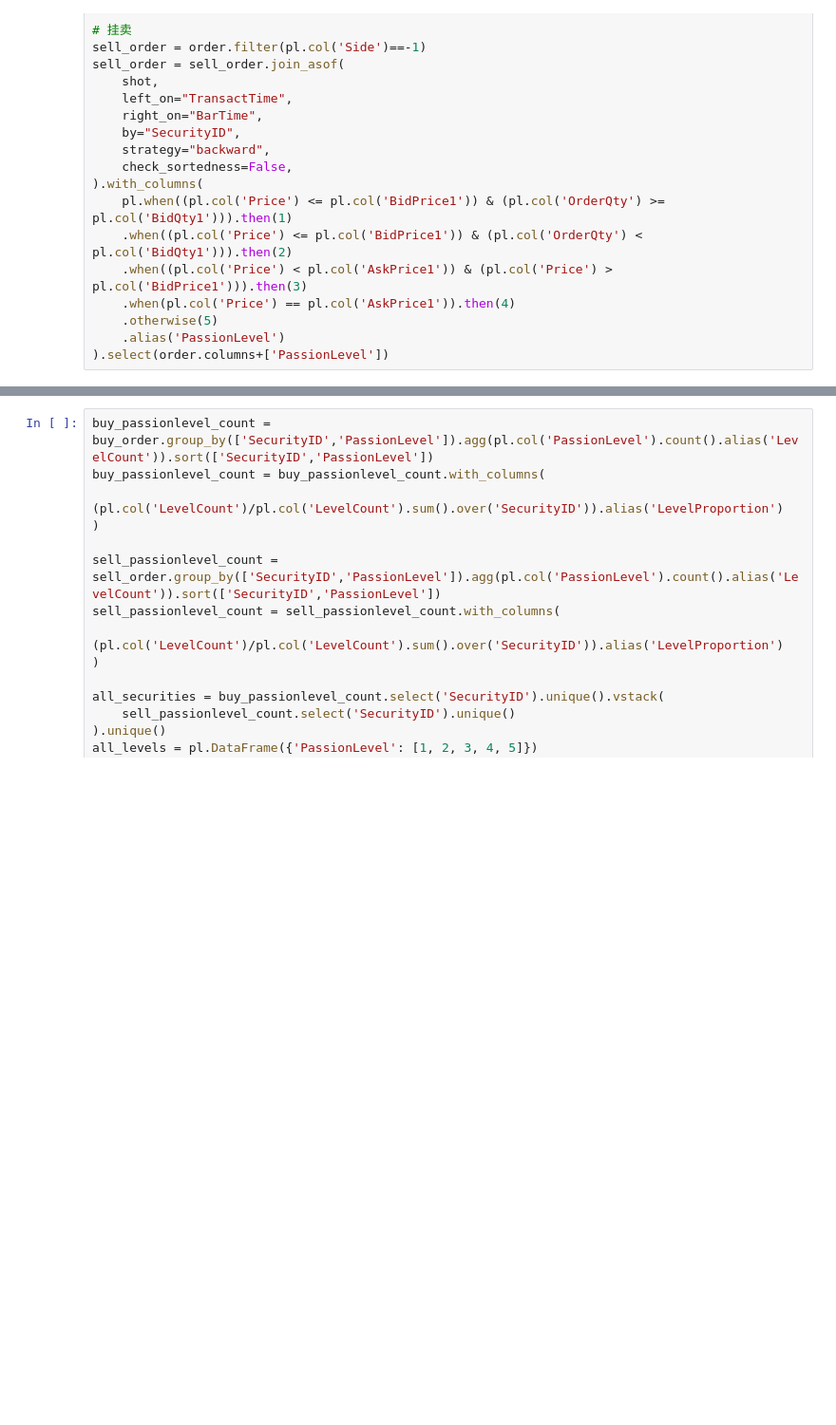
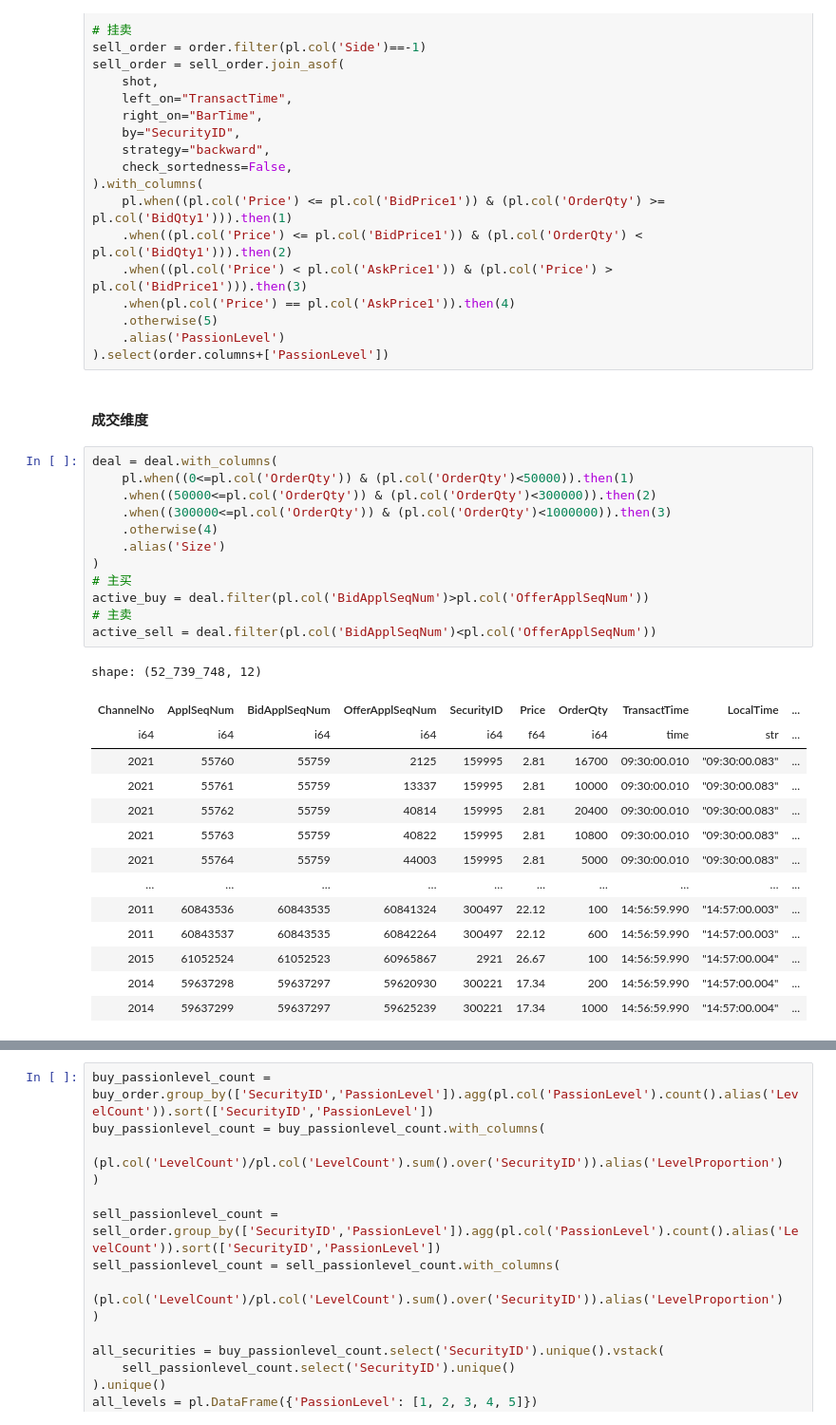
Before and after one commit to Xujy424/research2workflow, a Jupyter notebook: factor_hub/jijin.ipynb, the cells around one changed output, grey strips where cells are left out. Shown at 95% size. Saved outputs shown, nothing was run; the diff lists cells and outputs as text; blank space fills up the shorter version.

```diff
--- a/factor_hub/jijin.ipynb
+++ b/factor_hub/jijin.ipynb
@@ -49,3 +51,32 @@ sell_order = sell_order.join_asof(
     .otherwise(5)
     .alias('PassionLevel')
 ).select(order.columns+['PassionLevel'])
+# %% [markdown]
+#### 成交维度
+# %%
+deal = deal.with_columns(
+    pl.when((0<=pl.col('OrderQty')) & (pl.col('OrderQty')<50000)).then(1)
+    .when((50000<=pl.col('OrderQty')) & (pl.col('OrderQty')<300000)).then(2)
+    .when((300000<=pl.col('OrderQty')) & (pl.col('OrderQty')<1000000)).then(3)
+    .otherwise(4)
+    .alias('Size')
+)
+# 主买
+active_buy = deal.filter(pl.col('BidApplSeqNum')>pl.col('OfferApplSeqNum'))
+# 主卖
+active_sell = deal.filter(pl.col('BidApplSeqNum')<pl.col('OfferApplSeqNum'))
+# %% [output]
+shape: (52_739_748, 12)
+| ChannelNo | ApplSeqNum | BidApplSeqNum | OfferApplSeqNum | SecurityID | Price | OrderQty | TransactTime | LocalTime | ... |
+| i64 | i64 | i64 | i64 | i64 | f64 | i64 | time | str | ... |
+| 2021 | 55760 | 55759 | 2125 | 159995 | 2.81 | 16700 | 09:30:00.010 | "09:30:00.083" | ... |
+| 2021 | 55761 | 55759 | 13337 | 159995 | 2.81 | 10000 | 09:30:00.010 | "09:30:00.083" | ... |
+| 2021 | 55762 | 55759 | 40814 | 159995 | 2.81 | 20400 | 09:30:00.010 | "09:30:00.083" | ... |
+| 2021 | 55763 | 55759 | 40822 | 159995 | 2.81 | 10800 | 09:30:00.010 | "09:30:00.083" | ... |
+| 2021 | 55764 | 55759 | 44003 | 159995 | 2.81 | 5000 | 09:30:00.010 | "09:30:00.083" | ... |
+| … | … | … | … | … | … | … | … | … | ... |
+| 2011 | 60843536 | 60843535 | 60841324 | 300497 | 22.12 | 100 | 14:56:59.990 | "14:57:00.003" | ... |
+| 2011 | 60843537 | 60843535 | 60842264 | 300497 | 22.12 | 600 | 14:56:59.990 | "14:57:00.003" | ... |
+| 2015 | 61052524 | 61052523 | 60965867 | 2921 | 26.67 | 100 | 14:56:59.990 | "14:57:00.004" | ... |
+| 2014 | 59637298 | 59637297 | 59620930 | 300221 | 17.34 | 200 | 14:56:59.990 | "14:57:00.004" | ... |
+| 2014 | 59637299 | 59637297 | 59625239 | 300221 | 17.34 | 1000 | 14:56:59.990 | "14:57:00.004" | ... |
```
Also changed, not shown: parts of 6 cells of this notebook.
